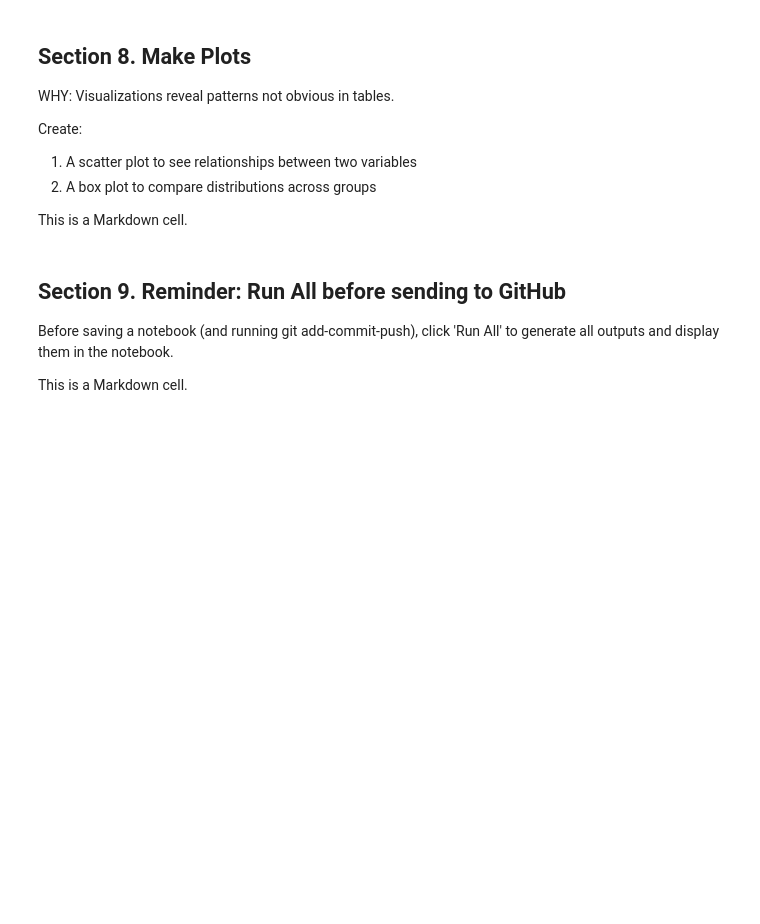
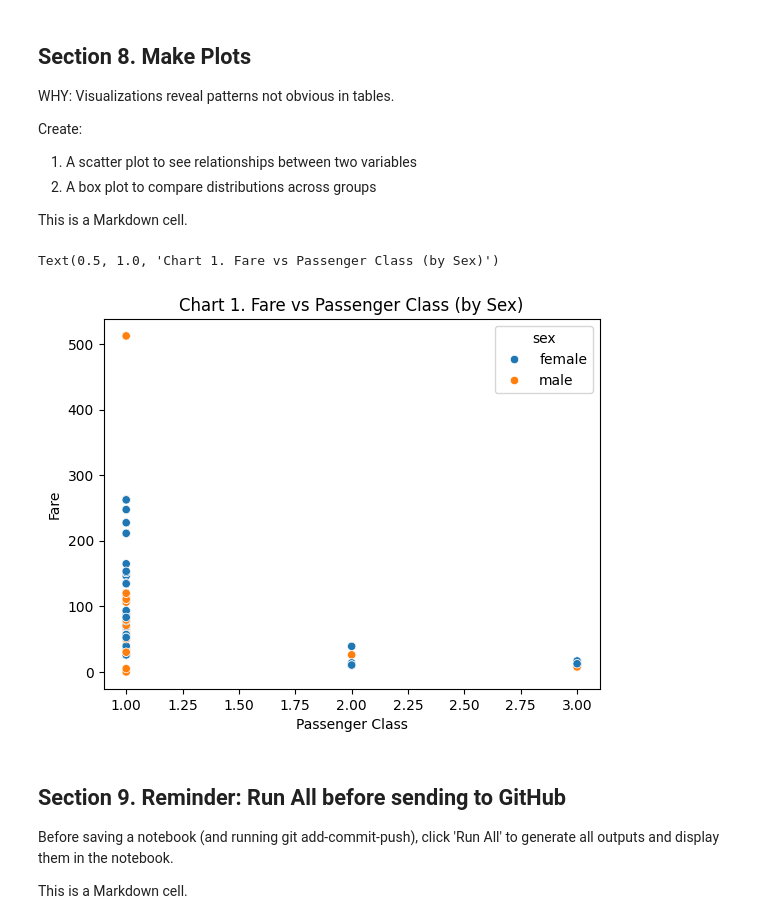
Before and after one commit to hopeconover/datafun-04-notebooks, a Jupyter notebook: notebooks/eda_conover_demo.ipynb, the cells around one changed output. Drawn from its saved outputs; the diff is of its cells as text; code cells hidden in the pictures; blank space fills up the shorter version.

```diff
--- a/notebooks/eda_conover_demo.ipynb
+++ b/notebooks/eda_conover_demo.ipynb
@@ -260,19 +344,20 @@ This is a Markdown cell.
 # %%
 # Section 8 Python cell - use "Run All" so prior cells are executed first.
 
-# Create a scatter plot of survival rate vs passenger class
+# Create a scatter plot of ticket fare vs passenger class
 # We need to know our dataset column names so we can use them to set x, y, and hue (color)
-scatter_plt: Axes = sns.scatterplot(
-    data=titanic_clean, x="pclass", y="survived", hue="sex"
-)
+scatter_plt: Axes = sns.scatterplot(data=titanic_clean, x="pclass", y="fare", hue="sex")
 
 # Set axis labels using the Matplotlib Axes methods set_xlabel() and set_ylabel()
 scatter_plt.set_xlabel("Passenger Class")
-scatter_plt.set_ylabel("Survival Rate")
+scatter_plt.set_ylabel("Fare")
 
 # Set the title using the Matplotlib Axes set_title() method
-scatter_plt.set_title("Chart 1. Survival Rate vs Passenger Class (by Sex)")
+scatter_plt.set_title("Chart 1. Fare vs Passenger Class (by Sex)")
 # Run by clicking Run All in the Menu up top
+# %% [output]
+Text(0.5, 1.0, 'Chart 1. Fare vs Passenger Class (by Sex)')
+[figure, added]
 # %% [markdown]
 ## Section 9. Reminder: Run All before sending to GitHub
 
```
Also changed, not shown: parts of 12 cells of this notebook.
